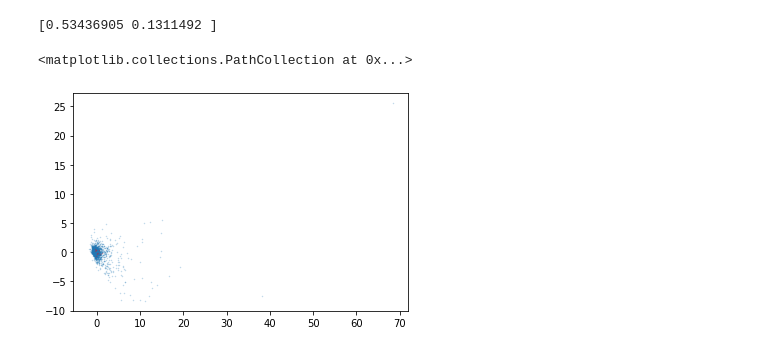
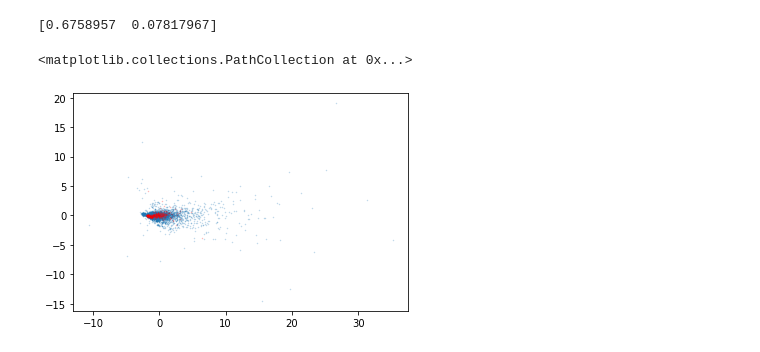
Before and after one commit to googleinterns/hierarchicalforecasting, a Jupyter notebook: notebooks/emb_analysis.ipynb, the cells around one changed output. Saved outputs shown, nothing was run; the diff lists cells and outputs as text; code cells hidden in the pictures.

```diff
--- a/notebooks/emb_analysis.ipynb
+++ b/notebooks/emb_analysis.ipynb
@@ -16,16 +16,16 @@ with open(f'../data/{dataset}/data.pkl', 'rb') as fin:
 leaves = np.where(tree.leaf_vector.astype(np.bool))[0]
 non_leaves = np.where(1-tree.leaf_vector.astype(np.bool))[0]
 # %%
-with open(f'../logs/{dataset}/hid_20_exp_8_norm/run_1/emb.pkl', 'rb') as fin:
+with open(f'../logs/{dataset}/hid_24_emb_8_timear_noreg/run_1/emb.pkl', 'rb') as fin:
     emb = pickle.load(fin)
 
 pca = PCA(n_components=2, svd_solver='full')
 emb_2d = pca.fit_transform(emb)
 print(pca.explained_variance_ratio_)
 plt.scatter(emb_2d[leaves, 0], emb_2d[leaves, 1], alpha=0.3, s=0.2)
 plt.scatter(emb_2d[non_leaves, 0], emb_2d[non_leaves, 1], alpha=0.3, s=0.2, c='r')
 # %% [output]
-[0.53436905 0.1311492 ]
+[0.6758957  0.07817967]
 <matplotlib.collections.PathCollection at 0x...>
-[figure, old version]
+[figure, new version]
 # %%
```
Also changed, not shown: parts of 3 cells of this notebook, 13 other files.
